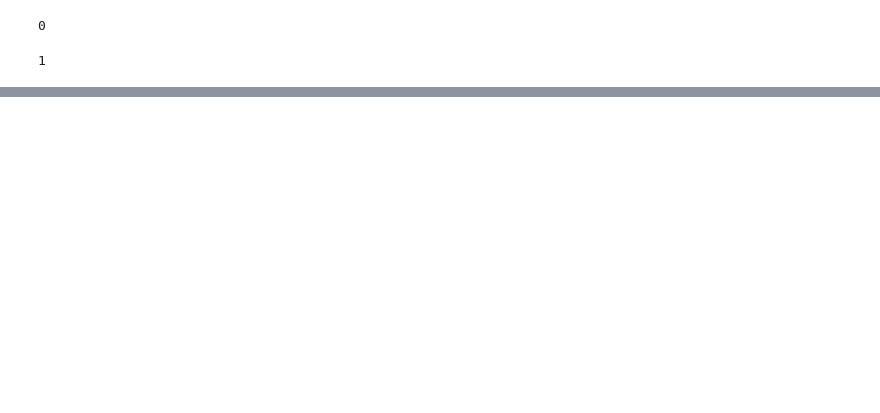
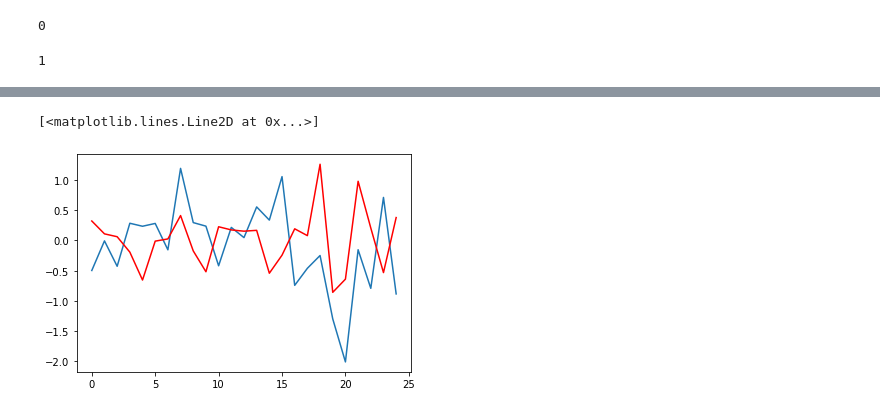
Before and after one commit to JTT94/EnsembleRejectionSampling, a Jupyter notebook: notebooks/StoVol.ipynb, the cells around one changed output, grey strips where cells are left out. Drawn from its saved outputs; the diff is of its cells as text; code cells hidden in the pictures; blank space fills up the shorter version.

```diff
--- a/notebooks/StoVol.ipynb
+++ b/notebooks/StoVol.ipynb
@@ -97,0 +102,20 @@ plt.plot(average_x, color = 'pink')
+# %%
+def gen_y(x):
+    T = np.shape(x)[0]
+    d = np.shape(x)[1]
+
+    y=np.zeros((T, d))
+    y[0]=beta*np.exp(xtrue[0,0]/2)*np.random.randn(d);
+    for t in np.arange(1,T):
+        y[t]=beta*np.exp(x[t]/2)*np.random.randn(d)
+    return y
+
+def gen_ave_y(x, n=100):
+    ys = np.array([gen_y(x) for _ in range(n)])
+    return ys
+# %%
+plt.plot(y)
+plt.plot(gen_y(xtrue), color='red')
+# %% [output]
+[<matplotlib.lines.Line2D at 0x...>]
+[figure, added]
```
Also changed, not shown: parts of 8 cells of this notebook, 8 other files.
